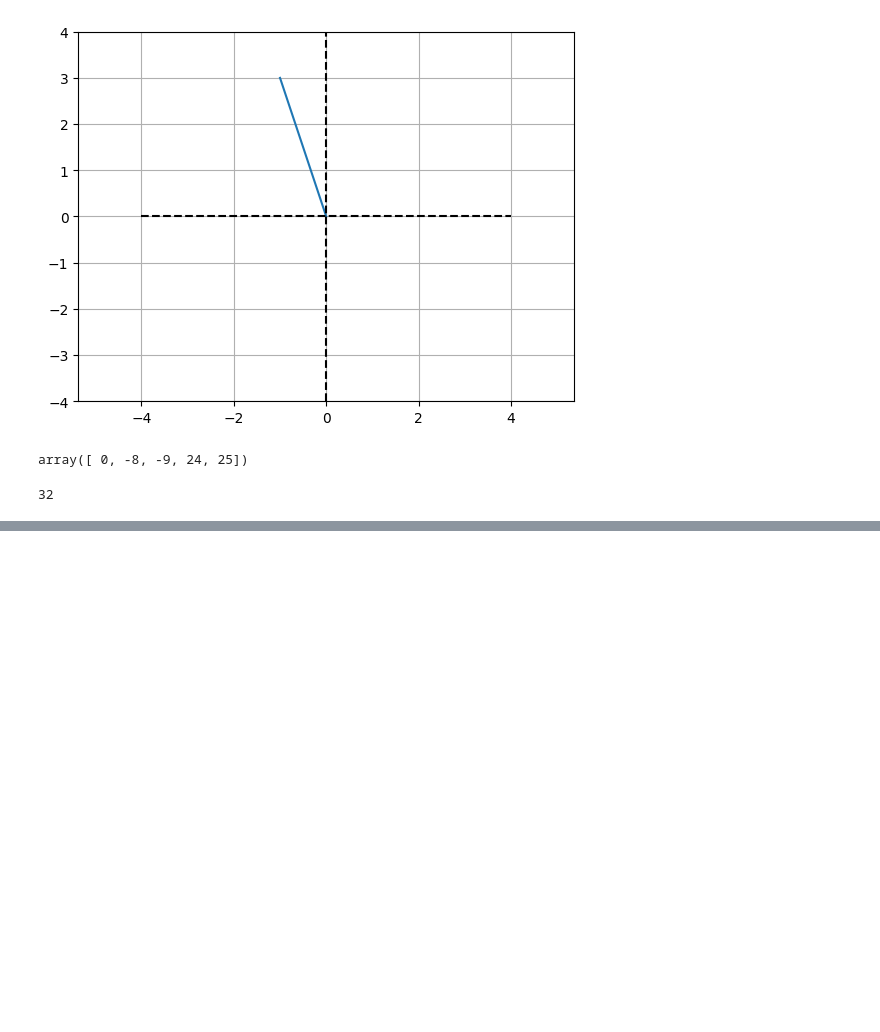
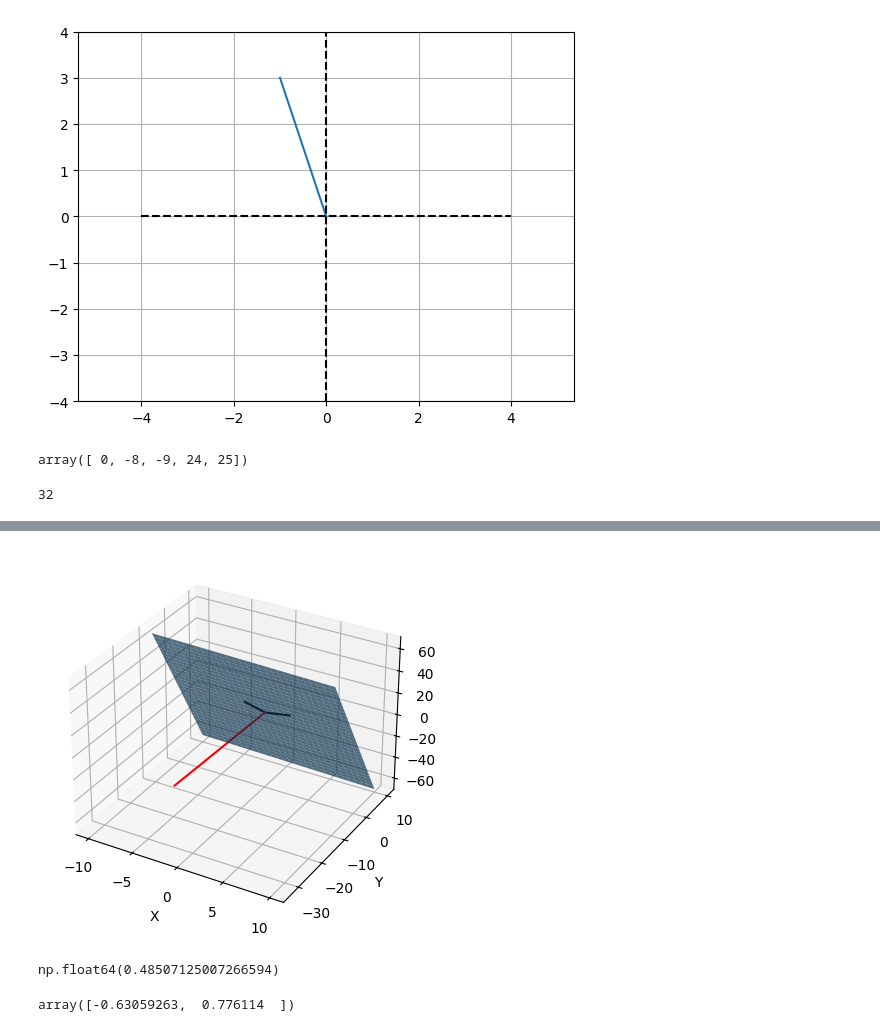
Before and after one commit to ElhamAfzali/Linear-Algebra, a Jupyter notebook: Untitled.ipynb, the cells around one changed output, grey strips where cells are left out. Saved outputs shown, nothing was run; the diff lists cells and outputs as text; code cells hidden in the pictures; blank space fills up the shorter version.

```diff
--- a/Untitled.ipynb
+++ b/Untitled.ipynb
@@ -89,0 +127,3 @@ ModuleNotFoundError: No module named 'numpy'
+# %%
+a = np.array([3, -1, 6])
+b = np.array([-2, -1, 7])
@@ -89,0 +148,2 @@ ModuleNotFoundError: No module named 'numpy'
+# %%
+c = np.cross(a, b)
@@ -89,0 +154,39 @@ ModuleNotFoundError: No module named 'numpy'
+# %%
+fig = plt.figure()
+ax = fig.add_subplot(111, projection='3d')
+
+# Grid
+xx, yy = np.meshgrid(
+    np.linspace(-10, 10, 30),
+    np.linspace(-10, 10, 30)
+)
+
+# Plane equation: c0*x + c1*y + c2*z = 0  →  z = (-c0*x - c1*y)/c2
+z1 = (-c[0] * xx - c[1] * yy) / c[2]
+
+# Plot surface
+ax.plot_surface(xx, yy, z1, alpha=0.7)
+
+ax.set_xlabel('X')
+ax.set_ylabel('Y')
+ax.set_zlabel('Z')
+
+ax.plot([0, a[0]], [0, a[1]], [0, a[2]], 'k')
+ax.plot([0, b[0]], [0, b[1]], [0, b[2]], 'k')
+ax.plot([0, c[0]], [0, c[1]], [0, c[2]], 'r')
+# ax.view_init(azim=150, elev=45)
+plt.show()
+# %% [output]
+[figure, added]
+# %%
+# a = np.array([-0.3, 0.6])
+a = np.array([-1.3, 1.6])
+mu = 1/ np.linalg.norm(a)
+mu
+# %% [output]
+np.float64(0.48507125007266594)
+# %%
+d = a*mu
+d
+# %% [output]
+array([-0.63059263,  0.776114  ])
```
Also changed, not shown: parts of 15 cells of this notebook.
